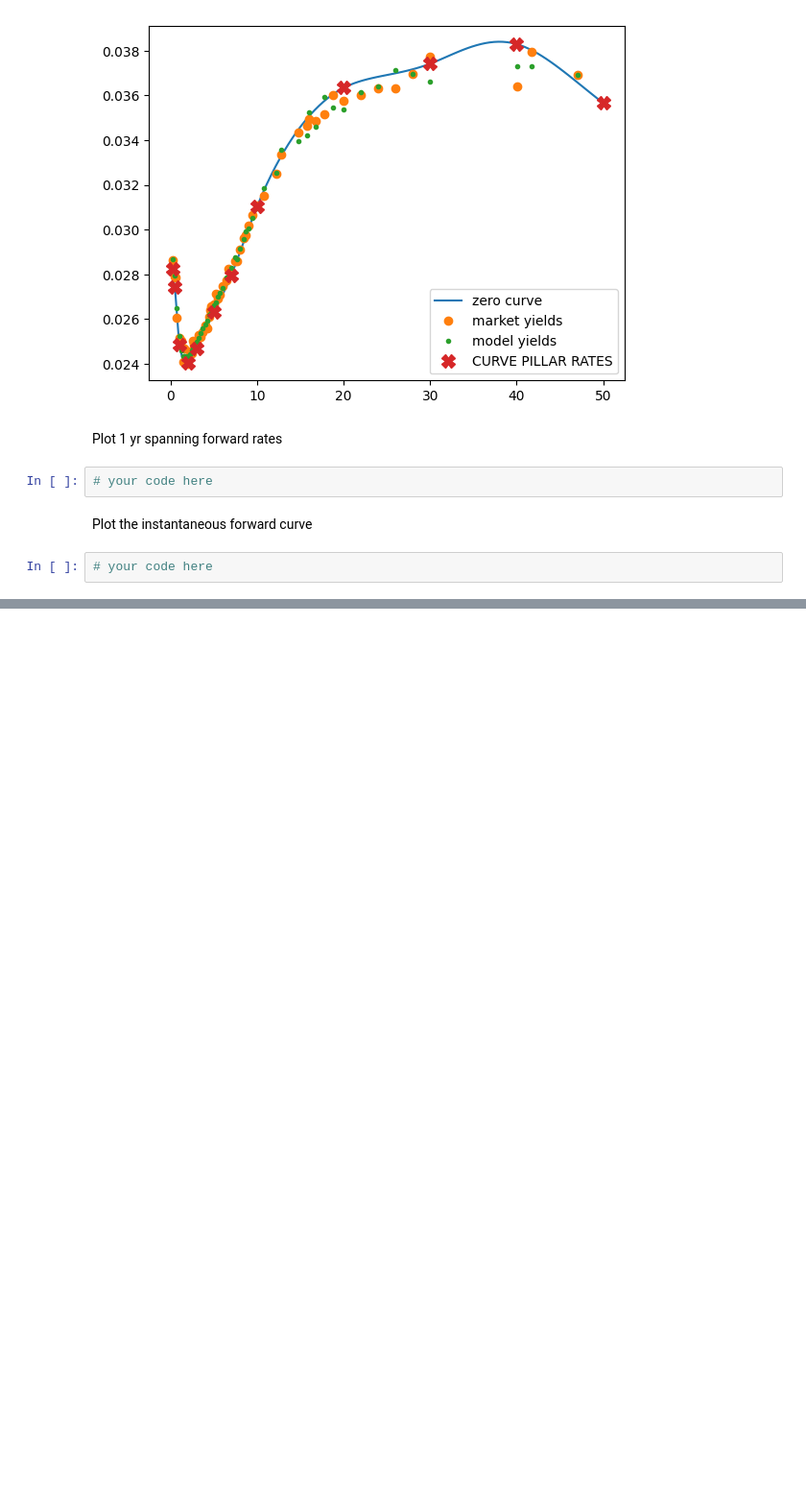
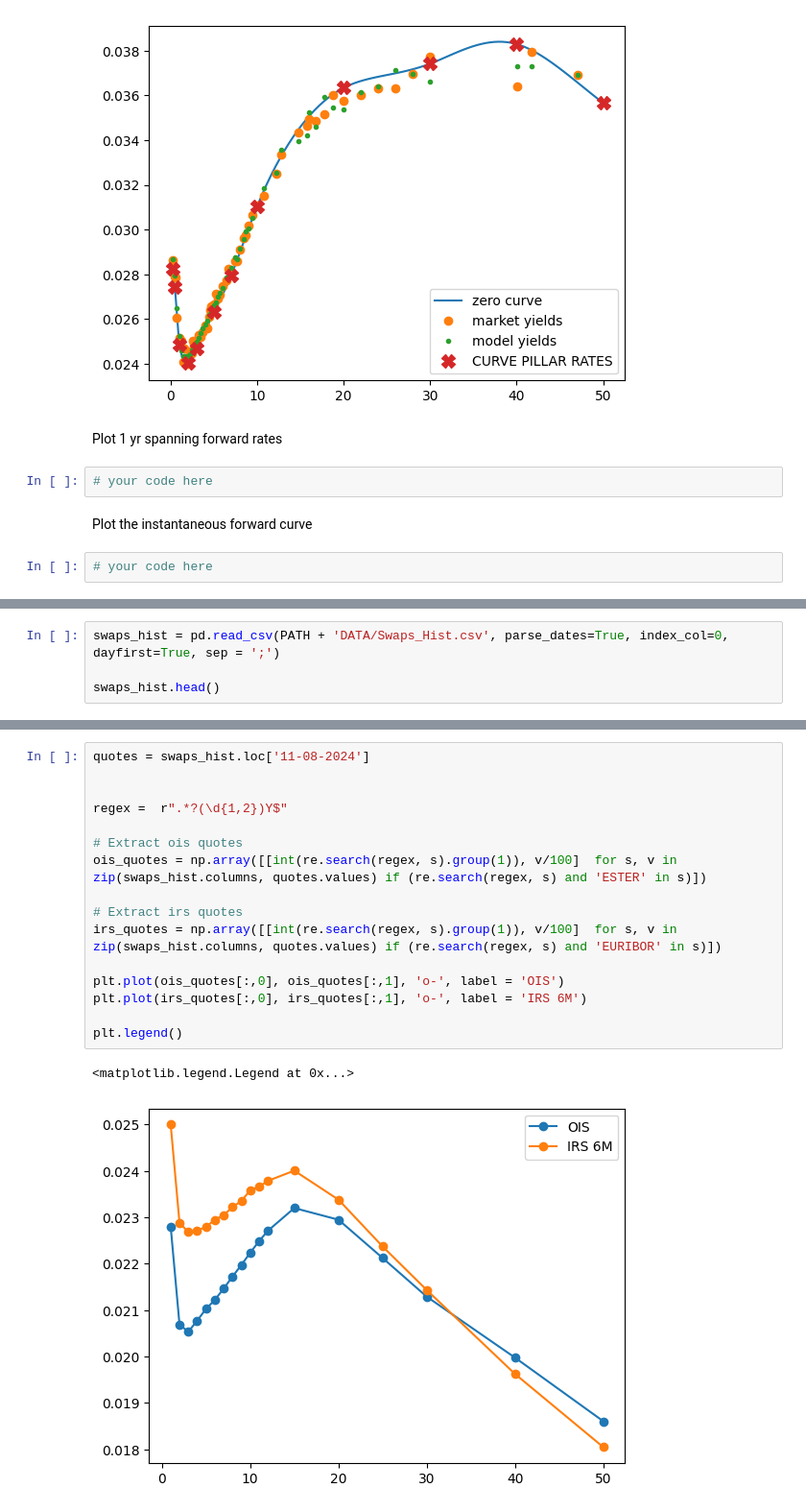
Before and after one commit to Lolillosky/QuantMethodsFinance, a Jupyter notebook: NOTEBOOKS/2_Interest_rates_basics.ipynb, the cells around one changed output, grey strips where cells are left out. Shown: that part at 96% size. Saved outputs shown, nothing was run; the diff lists cells and outputs as text; blank space fills up the shorter version.

```diff
--- a/NOTEBOOKS/2_Interest_rates_basics.ipynb
+++ b/NOTEBOOKS/2_Interest_rates_basics.ipynb
@@ -454,0 +459,4 @@ Plot the instantaneous forward curve
+# %%
+swaps_hist = pd.read_csv(PATH + 'DATA/Swaps_Hist.csv', parse_dates=True, index_col=0, dayfirst=True, sep = ';')
+
+swaps_hist.head()
@@ -454,0 +472,19 @@ Plot the instantaneous forward curve
+# %%
+quotes = swaps_hist.loc['11-08-2024']
+
+
+regex =  r".*?(\d{1,2})Y$"
+
+# Extract ois quotes
+ois_quotes = np.array([[int(re.search(regex, s).group(1)), v/100]  for s, v in zip(swaps_hist.columns, quotes.values) if (re.search(regex, s) and 'ESTER' in s)])
+
+# Extract irs quotes
+irs_quotes = np.array([[int(re.search(regex, s).group(1)), v/100]  for s, v in zip(swaps_hist.columns, quotes.values) if (re.search(regex, s) and 'EURIBOR' in s)])
+
+plt.plot(ois_quotes[:,0], ois_quotes[:,1], 'o-', label = 'OIS')
+plt.plot(irs_quotes[:,0], irs_quotes[:,1], 'o-', label = 'IRS 6M')
+
+plt.legend()
+# %% [output]
+<matplotlib.legend.Legend at 0x...>
+[figure, added]
```
Also changed, not shown: parts of 3 cells of this notebook.
